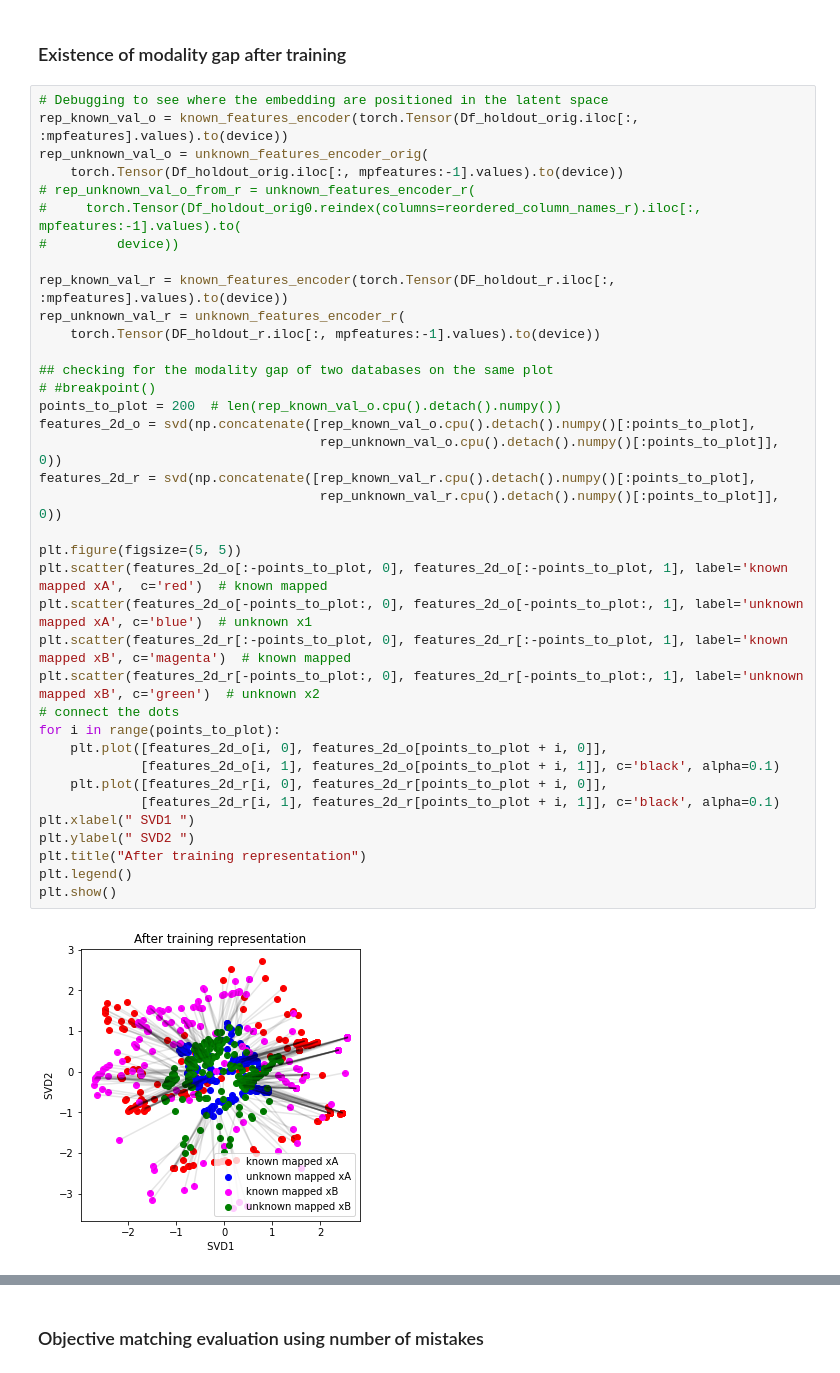
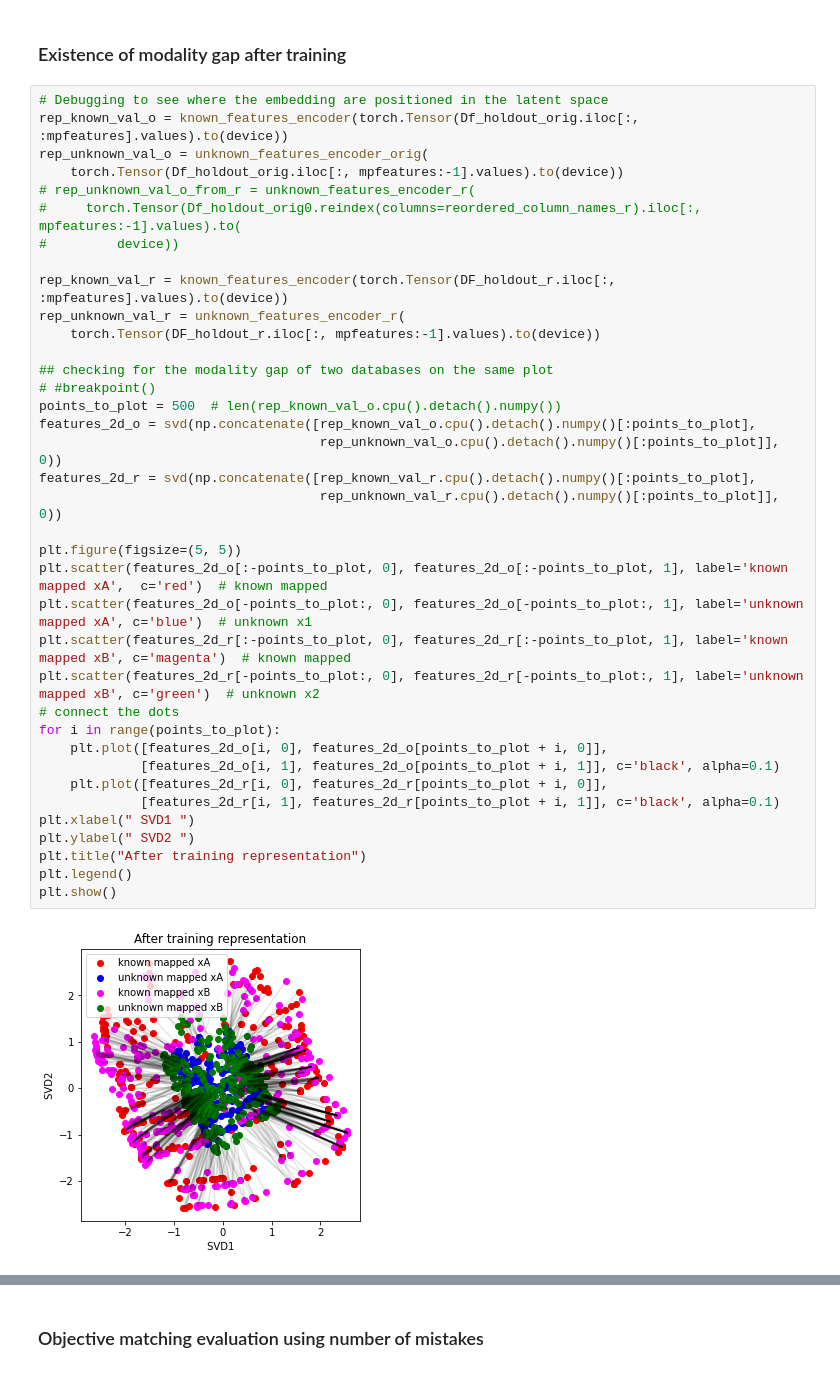
Before and after one commit to sandhyat/ContrastiveLearning_Tutorial, a Jupyter notebook: ModalityGap_in_MultiviewCL.ipynb, the cells around one changed output, grey strips where cells are left out. Drawn from its saved outputs; the diff is of its cells as text.

```diff
--- a/ModalityGap_in_MultiviewCL.ipynb
+++ b/ModalityGap_in_MultiviewCL.ipynb
@@ -570,32 +570,32 @@ rep_unknown_val_o = unknown_features_encoder_orig(
 #         device))
 
 rep_known_val_r = known_features_encoder(torch.Tensor(DF_holdout_r.iloc[:, :mpfeatures].values).to(device))
 rep_unknown_val_r = unknown_features_encoder_r(
     torch.Tensor(DF_holdout_r.iloc[:, mpfeatures:-1].values).to(device))
 
 ## checking for the modality gap of two databases on the same plot
 # #breakpoint()
-points_to_plot = 200  # len(rep_known_val_o.cpu().detach().numpy())
+points_to_plot = 500  # len(rep_known_val_o.cpu().detach().numpy())
 features_2d_o = svd(np.concatenate([rep_known_val_o.cpu().detach().numpy()[:points_to_plot],
                                     rep_unknown_val_o.cpu().detach().numpy()[:points_to_plot]], 0))
 features_2d_r = svd(np.concatenate([rep_known_val_r.cpu().detach().numpy()[:points_to_plot],
                                     rep_unknown_val_r.cpu().detach().numpy()[:points_to_plot]], 0))
 
 plt.figure(figsize=(5, 5))
 plt.scatter(features_2d_o[:-points_to_plot, 0], features_2d_o[:-points_to_plot, 1], label='known mapped xA',  c='red')  # known mapped
 plt.scatter(features_2d_o[-points_to_plot:, 0], features_2d_o[-points_to_plot:, 1], label='unknown mapped xA', c='blue')  # unknown x1
 plt.scatter(features_2d_r[:-points_to_plot, 0], features_2d_r[:-points_to_plot, 1], label='known mapped xB', c='magenta')  # known mapped
 plt.scatter(features_2d_r[-points_to_plot:, 0], features_2d_r[-points_to_plot:, 1], label='unknown mapped xB', c='green')  # unknown x2
 # connect the dots
 for i in range(points_to_plot):
     plt.plot([features_2d_o[i, 0], features_2d_o[points_to_plot + i, 0]],
              [features_2d_o[i, 1], features_2d_o[points_to_plot + i, 1]], c='black', alpha=0.1)
     plt.plot([features_2d_r[i, 0], features_2d_r[points_to_plot + i, 0]],
              [features_2d_r[i, 1], features_2d_r[points_to_plot + i, 1]], c='black', alpha=0.1)
 plt.xlabel(" SVD1 ")
 plt.ylabel(" SVD2 ")
 plt.title("After training representation")
 plt.legend()
 plt.show()
 # %% [output]
-[figure, old version]
+[figure, new version]
```
Also changed, not shown: parts of 6 cells of this notebook, 4 other files.
